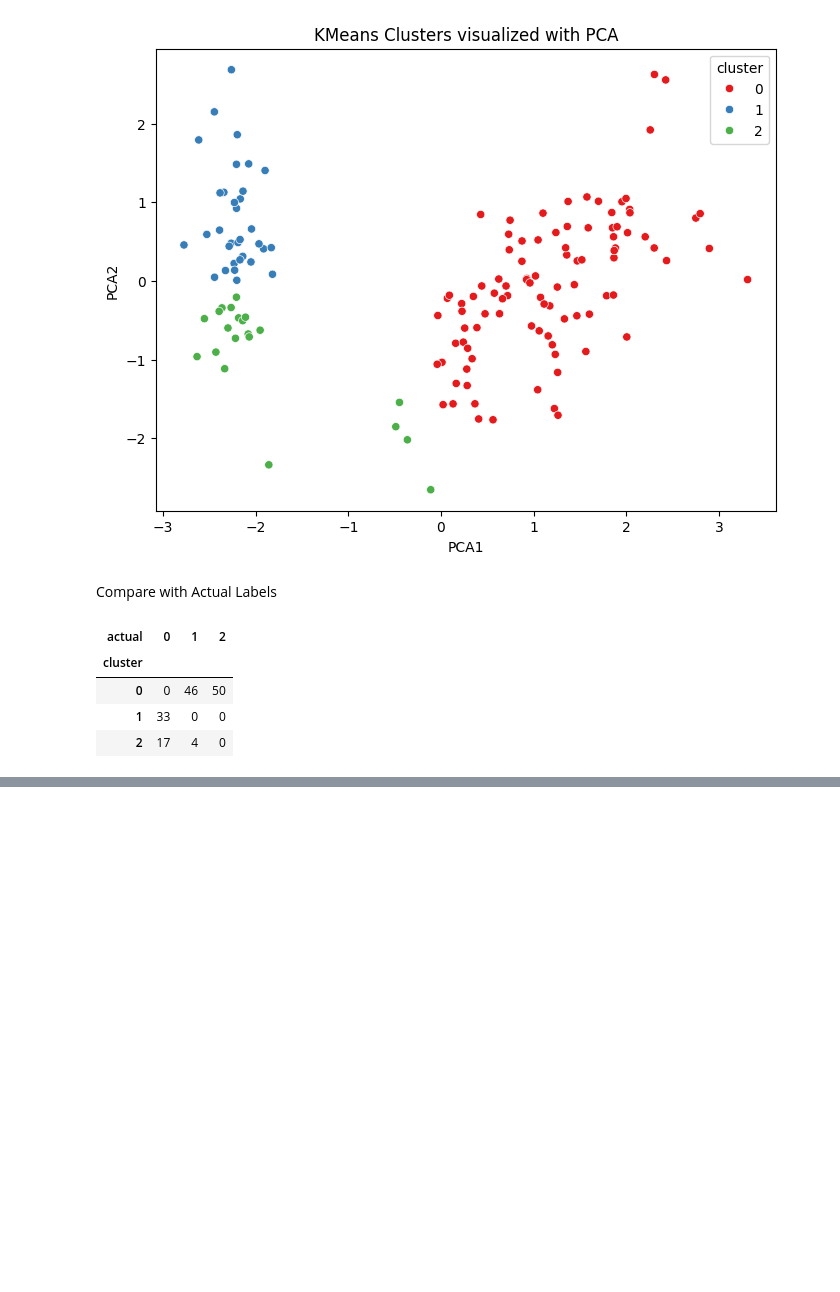
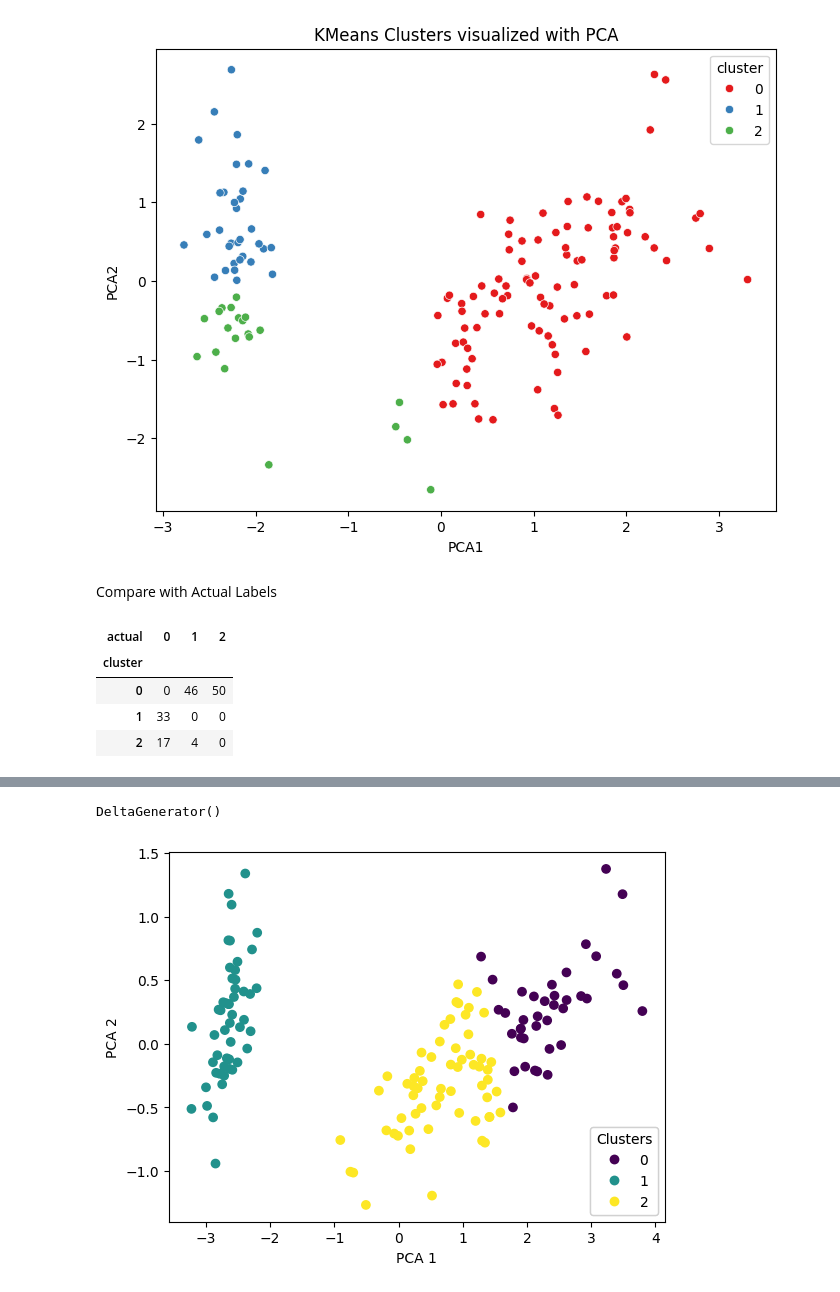
Before and after one commit to sukhmani/ProjectDS510, a Jupyter notebook: project.ipynb, the cells around one changed output, grey strips where cells are left out. Saved outputs shown, nothing was run; the diff lists cells and outputs as text; code cells hidden in the pictures; blank space fills up the shorter version.

```diff
--- a/project.ipynb
+++ b/project.ipynb
@@ -156,0 +177,36 @@ pd.crosstab(df['cluster'], df['actual'])
+# %%
+import streamlit as st
+import pandas as pd
+from sklearn.datasets import load_iris
+from sklearn.cluster import KMeans
+from sklearn.decomposition import PCA
+import matplotlib.pyplot as plt
+
+st.title("Identifying Flower Types Using K-means Clustering")
+
+# Load Iris data
+iris = load_iris()
+X = iris.data
+feature_names = iris.feature_names
+
+# Sidebar: select number of clusters
+k = st.sidebar.slider("Number of clusters (k)", 1, 10, 3)
+
+# Run KMeans
+kmeans = KMeans(n_clusters=k, random_state=42)
+kmeans.fit(X)
+labels = kmeans.labels_
+
+# Dimensionality Reduction for visualization
+pca = PCA(n_components=2)
+X_pca = pca.fit_transform(X)
+
+# Show PCA scatter plot with cluster labels
+fig, ax = plt.subplots()
+scatter = ax.scatter(X_pca[:, 0], X_pca[:, 1], c=labels, cmap='viridis')
+legend1 = ax.legend(*scatter.legend_elements(), title="Clusters")
+ax.add_artist(legend1)
+ax.set_xlabel('PCA 1')
+ax.set_ylabel('PCA 2')
+st.pyplot(fig)
+# %% [output]
@@ -156,0 +231,2 @@ pd.crosstab(df['cluster'], df['actual'])
+DeltaGenerator()
+[figure, added]
```
Also changed, not shown: parts of 2 cells of this notebook, 1 other file.
